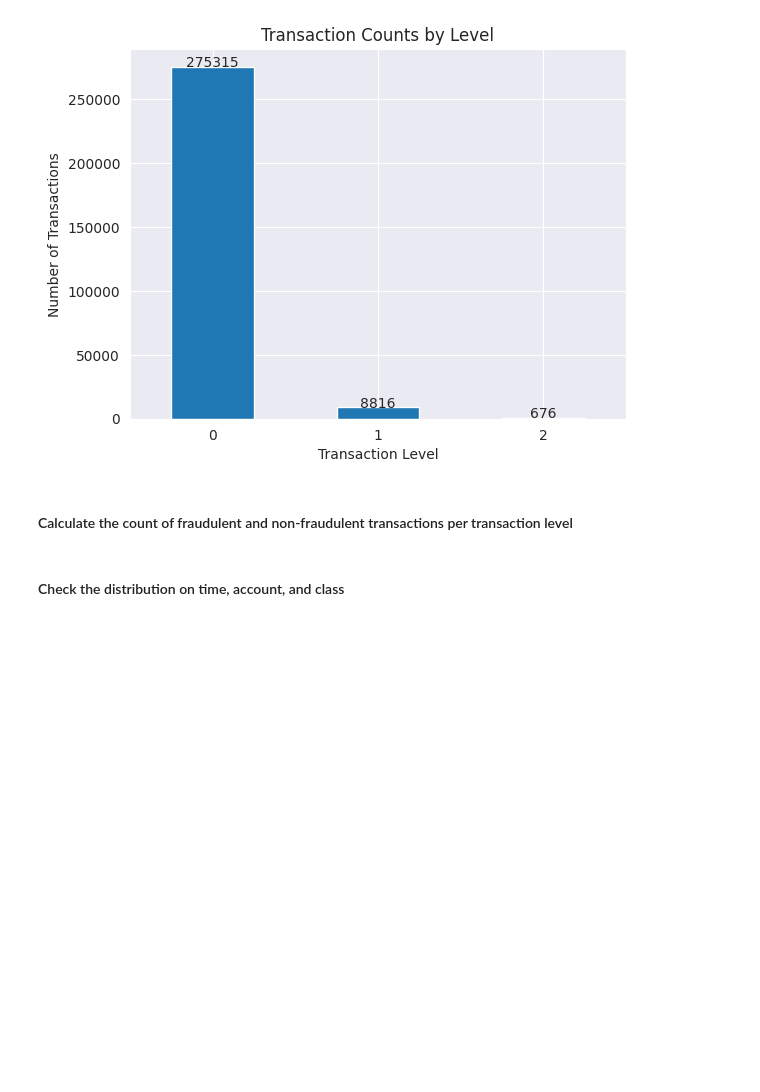
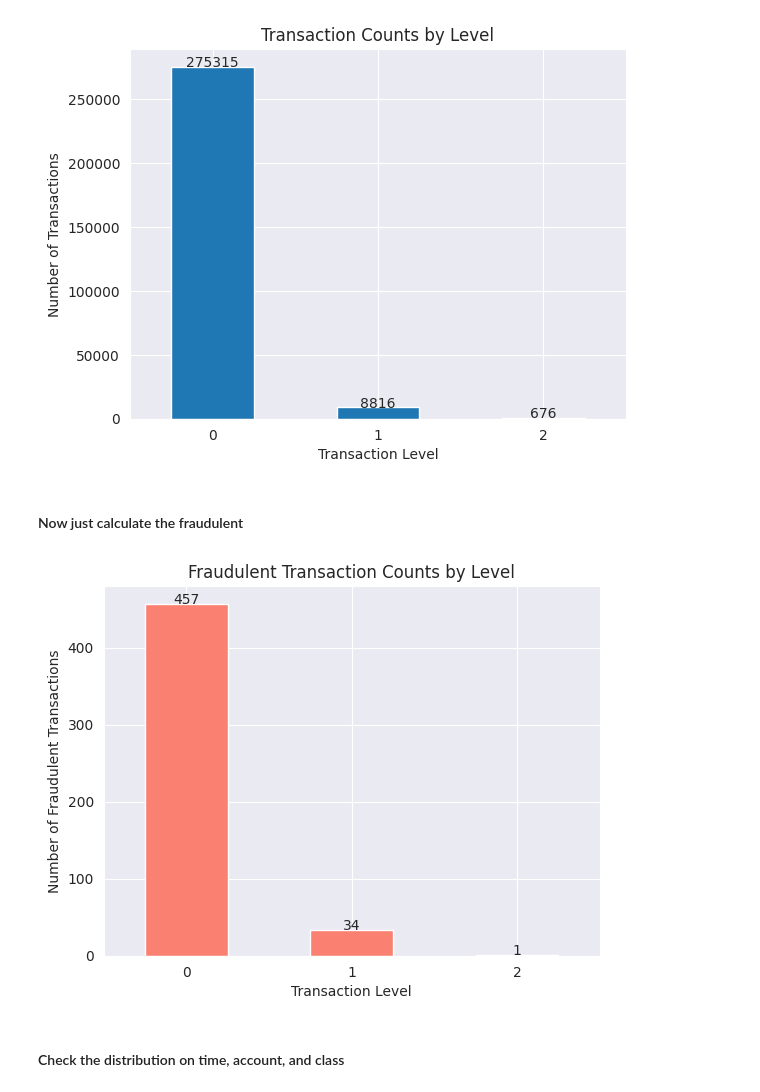
Before and after one commit to diyangraditya/CognoRise-InfoTech, a Jupyter notebook: Notebooks/01_FraudDetection.ipynb, the cells around one changed output. Cells and saved outputs as stored; diff of their text form; code cells hidden in the pictures; blank space fills up the shorter version.

```diff
--- a/Notebooks/01_FraudDetection.ipynb
+++ b/Notebooks/01_FraudDetection.ipynb
@@ -121,7 +127,26 @@ plt.show()
 # %% [output]
 [figure]
 # %% [markdown]
-#### Calculate the count of fraudulent and non-fraudulent transactions per transaction level
+#### Now just calculate the fraudulent
+# %%
+fraud_data = data[data['Class'] == 1]
+
+fraud_data['Transaction level'] = fraud_data['Amount'].apply(calculate_transaction)
+
+fraud_transaction_counts = fraud_data['Transaction level'].value_counts().sort_index()
+
+fraud_transaction_counts.plot(kind='bar', color='salmon')
+plt.title("Fraudulent Transaction Counts by Level")
+plt.xlabel("Transaction Level")
+plt.ylabel("Number of Fraudulent Transactions")
+plt.xticks(rotation=0)
+
+for index, value in fraud_transaction_counts.items():
+    plt.text(index, value + 0.2, str(value), ha='center', fontsize=10)
+
+plt.show()
+# %% [output]
+[figure, added]
 # %% [markdown]
 #### Check the distribution on time, account, and class
 # %%
```
Also changed, not shown: parts of 53 cells of this notebook.
